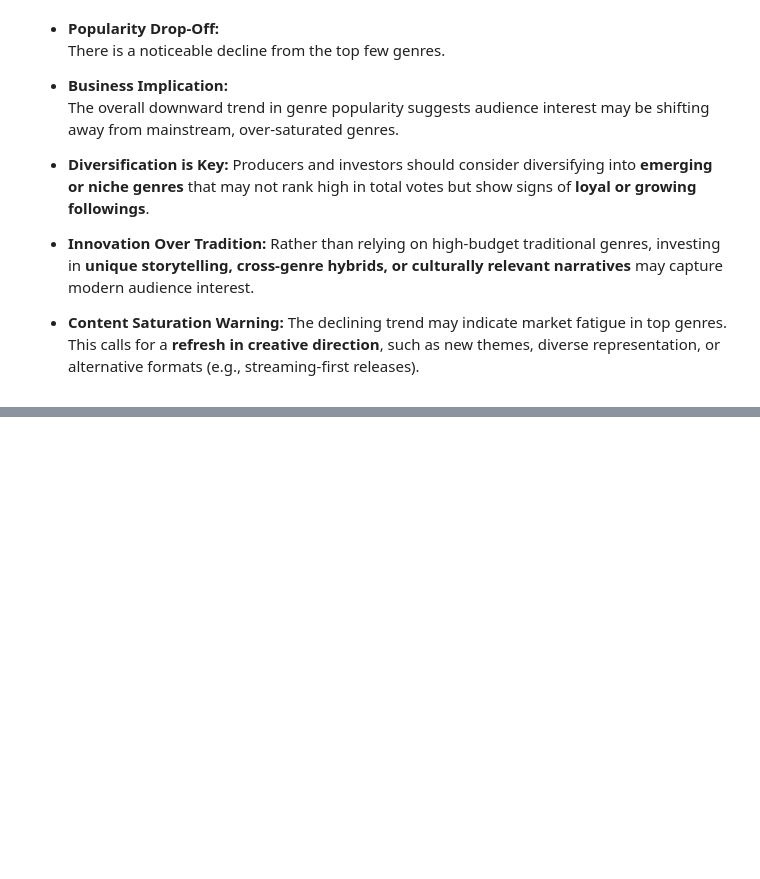
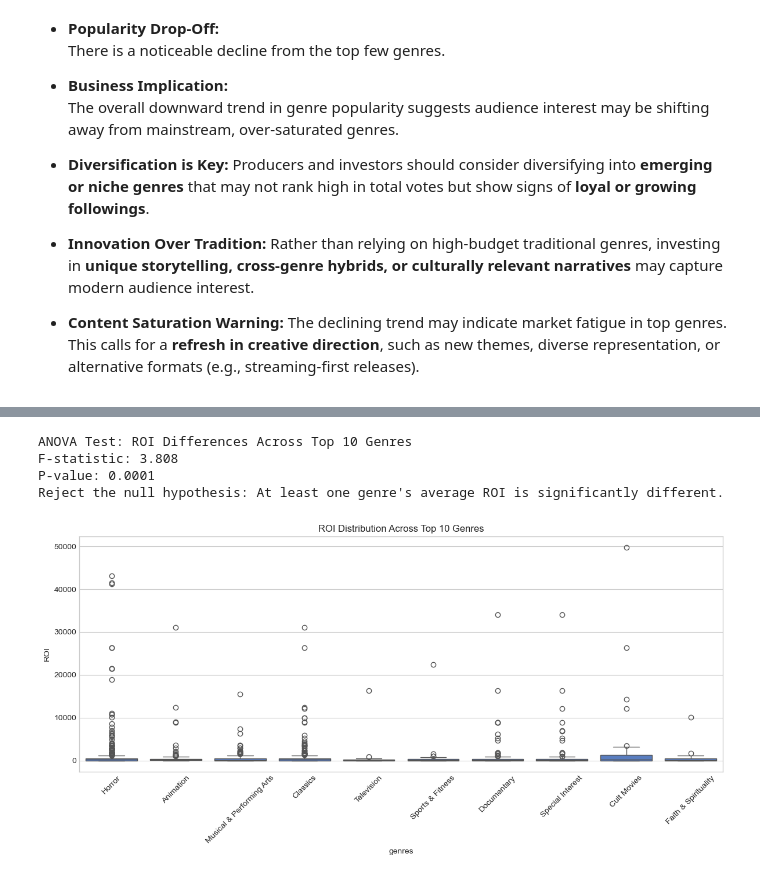
Before and after one commit to Marilyn2961/Box-Office-Performance-Analysis, a Jupyter notebook: Box_Office_Performance_Analysis.ipynb, the cells around one changed output, grey strips where cells are left out. Saved outputs shown, nothing was run; the diff lists cells and outputs as text; code cells hidden in the pictures; blank space fills up the shorter version.

Commit message:
Hypothesis Testing

```diff
--- a/Box_Office_Performance_Analysis.ipynb
+++ b/Box_Office_Performance_Analysis.ipynb
@@ -1542,0 +1576,52 @@ The overall downward trend in genre popularity suggests audience interest may be
+# %%
+
+from scipy.stats import f_oneway
+
+# SSplit genres column into lists
+merged_full_df['genres'] = merged_full_df['genres'].astype(str).str.split(',')
+
+# Strip whitespace from each genre
+merged_full_df['genres'] = merged_full_df['genres'].apply(lambda x: [g.strip() for g in x])
+
+# Explode genres so each row has one genre
+exploded = merged_full_df.explode('genres')
+
+# Get top 10 genres by average ROI
+top_genres_list = exploded.groupby('genres')['ROI'].mean().sort_values(ascending=False).head(10).index.tolist()
+
+# Filter data to include only top 10 genres
+top10_df = exploded[exploded['genres'].isin(top_genres_list)]
+
+# Prepare ROI samples by genre
+roi_groups = [top10_df[top10_df['genres'] == genre]['ROI'].dropna() for genre in top_genres_list]
+
+# Run ANOVA test
+f_stat, p_value = f_oneway(*roi_groups)
+
+# Print results
+print("ANOVA Test: ROI Differences Across Top 10 Genres")
+print(f"F-statistic: {f_stat:.3f}")
+print(f"P-value: {p_value:.4f}")
+
+alpha = 0.05
+if p_value < alpha:
+    print("Reject the null hypothesis: At least one genre's average ROI is significantly different.")
+else:
+    print("Fail to reject the null hypothesis: No significant difference in ROI among these genres.")
+
+# Plot ROI distribution
+plt.figure(figsize=(12, 6))
+sns.boxplot(data=top10_df, x='genres', y='ROI')
+plt.xticks(rotation=45)
+plt.title("ROI Distribution Across Top 10 Genres")
+plt.tight_layout()
+
+# Export the plot
+plt.savefig("Images/hypothesis.Genre.png", dpi=500, bbox_inches="tight", facecolor='white', transparent=False)
+plt.show()
+# %% [output]
+ANOVA Test: ROI Differences Across Top 10 Genres
+F-statistic: 3.808
+P-value: 0.0001
+Reject the null hypothesis: At least one genre's average ROI is significantly different.
+[figure, added]
```
Also changed, not shown: parts of 13 cells of this notebook.
